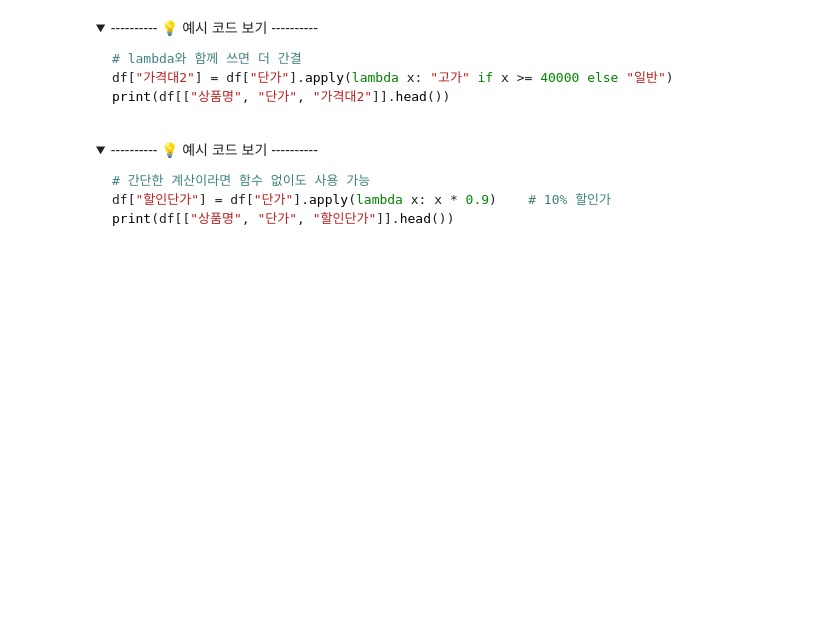
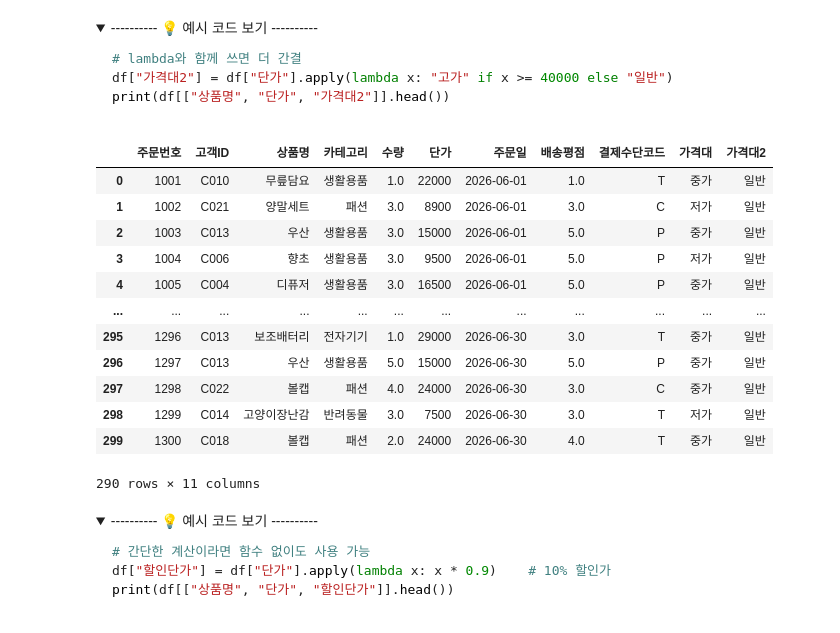
Before and after one commit to sh97b/EST_AI_Challengers, a Jupyter notebook: week2_data_literacy/CH09_데이터전처리.ipynb, the cells around one changed output. Saved outputs shown, nothing was run; the diff lists cells and outputs as text; code cells hidden in the pictures; folded sections open; blank space fills up the shorter version.

```diff
--- a/week2_data_literacy/CH09_데이터전처리.ipynb
+++ b/week2_data_literacy/CH09_데이터전처리.ipynb
@@ -3119,9 +3144,16 @@ print(df[["상품명", "단가", "가격대"]].head())
 </details>
 # %%
 # 코드 입력
-
-
-
+def classify_price(price):
+    if price >= 40000:
+        return '고가'
+    elif price >= 15000:
+        return '중가'
+    else:
+        return '저가'
 
 # 각 단가 값에 함수가 하나씩 적용됨
 # apply는 마치 for문 처럼 순회하며 반환
+
+df['가격대'] = df['단가'].apply(classify_price)
+df
@@ -3139,6 +3185,23 @@ print(df[["상품명", "단가", "가격대2"]].head())
 # %%
 # lambda와 함께 쓰면 더 간결
 # 고가와 일반처럼 간단한 조건일 경우 사용
+
+df['가격대2'] = df['단가'].apply(lambda x: '고가' if x >= 40000 else '일반')
+df
+# %% [output]
+|  | 주문번호 | 고객ID | 상품명 | 카테고리 | 수량 | 단가 | 주문일 | 배송평점 | 결제수단코드 | 가격대 | 가격대2 |
+| 0 | 1001 | C010 | 무릎담요 | 생활용품 | 1.0 | 22000 | 2026-06-01 | 1.0 | T | 중가 | 일반 |
+| 1 | 1002 | C021 | 양말세트 | 패션 | 3.0 | 8900 | 2026-06-01 | 3.0 | C | 저가 | 일반 |
+| 2 | 1003 | C013 | 우산 | 생활용품 | 3.0 | 15000 | 2026-06-01 | 5.0 | P | 중가 | 일반 |
+| 3 | 1004 | C006 | 향초 | 생활용품 | 3.0 | 9500 | 2026-06-01 | 5.0 | P | 저가 | 일반 |
+| 4 | 1005 | C004 | 디퓨저 | 생활용품 | 3.0 | 16500 | 2026-06-01 | 5.0 | P | 중가 | 일반 |
+| ... | ... | ... | ... | ... | ... | ... | ... | ... | ... | ... | ... |
+| 295 | 1296 | C013 | 보조배터리 | 전자기기 | 1.0 | 29000 | 2026-06-30 | 3.0 | T | 중가 | 일반 |
+| 296 | 1297 | C013 | 우산 | 생활용품 | 5.0 | 15000 | 2026-06-30 | 5.0 | P | 중가 | 일반 |
+| 297 | 1298 | C022 | 볼캡 | 패션 | 4.0 | 24000 | 2026-06-30 | 3.0 | C | 중가 | 일반 |
+| 298 | 1299 | C014 | 고양이장난감 | 반려동물 | 3.0 | 7500 | 2026-06-30 | 3.0 | T | 저가 | 일반 |
+| 299 | 1300 | C018 | 볼캡 | 패션 | 2.0 | 24000 | 2026-06-30 | 4.0 | T | 중가 | 일반 |
+290 rows × 11 columns
 # %% [markdown]
 <details>
 <summary> ---------- 💡 예시 코드 보기 ---------- </summary>
```
Also changed, not shown: parts of 26 cells of this notebook.
